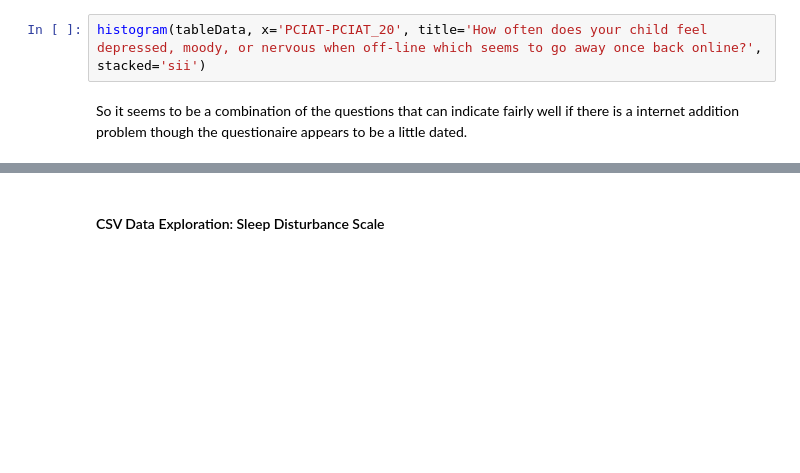
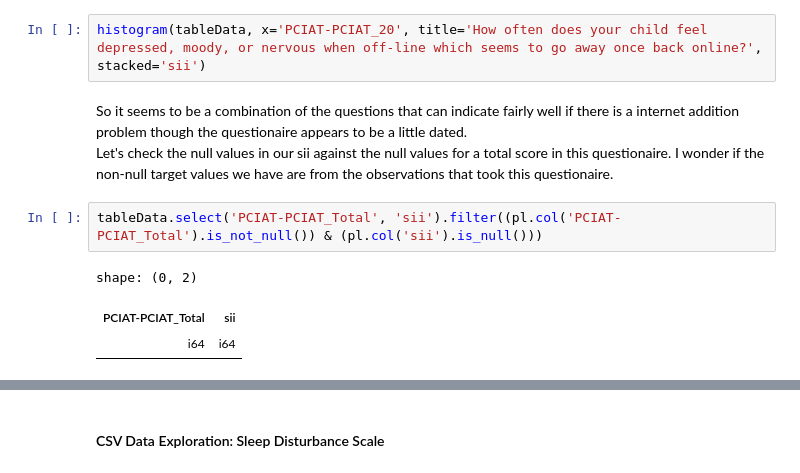
Before and after one commit to suttoe/childInternetAddiction, a Jupyter notebook: Data Exploration.ipynb, the cells around one changed output, grey strips where cells are left out. Saved outputs shown, nothing was run; the diff lists cells and outputs as text; blank space fills up the shorter version.

Commit message:
Questionaire Discovery

```diff
--- a/Data Exploration.ipynb
+++ b/Data Exploration.ipynb
@@ -261,4 +261,11 @@ histogram(tableData, x='PCIAT-PCIAT_19', title='How often does your child choose
 # %%
 histogram(tableData, x='PCIAT-PCIAT_20', title='How often does your child feel depressed, moody, or nervous when off-line which seems to go away once back online?', stacked='sii')
 # %% [markdown]
-So it seems to be a combination of the questions that can indicate fairly well if there is a internet addition problem though the questionaire appears to be a little dated.
+So it seems to be a combination of the questions that can indicate fairly well if there is a internet addition problem though the questionaire appears to be a little dated.<br>
+Let's check the null values in our sii against the null values for a total score in this questionaire. I wonder if the non-null target values we have are from the observations that took this questionaire.
+# %%
+tableData.select('PCIAT-PCIAT_Total', 'sii').filter((pl.col('PCIAT-PCIAT_Total').is_not_null()) & (pl.col('sii').is_null()))
+# %% [output]
+shape: (0, 2)
+| PCIAT-PCIAT_Total | sii |
+| i64 | i64 |
```
Also changed, not shown: parts of 2 cells of this notebook, 1 other file.
